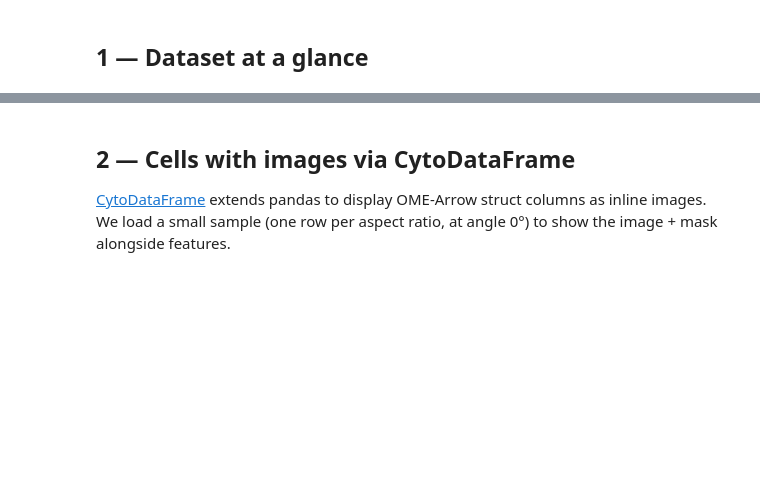
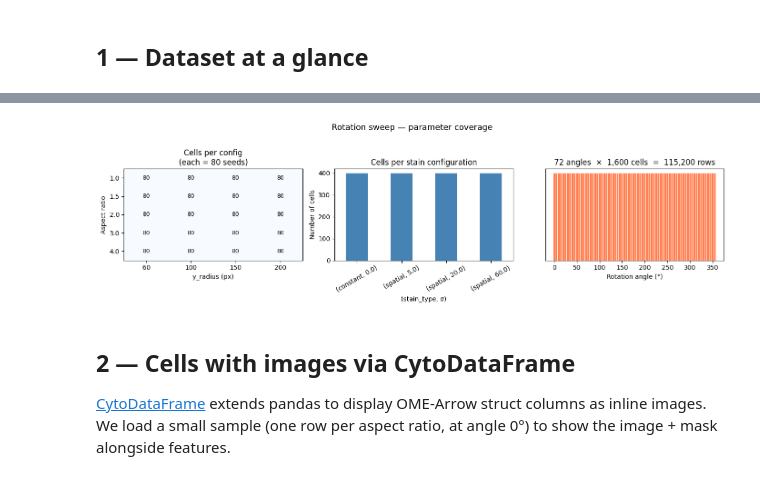
Before and after one commit to gwaybio/cellgenerator, a Jupyter notebook: analysis/analyze_rotation_sweep.ipynb, the cells around one changed output, grey strips where cells are left out. Drawn from its saved outputs; the diff is of its cells as text; code cells hidden in the pictures; blank space fills up the shorter version.

```diff
--- a/analysis/analyze_rotation_sweep.ipynb
+++ b/analysis/analyze_rotation_sweep.ipynb
@@ -66,6 +74,6 @@ print(f"  Features:     {len(feature_cols)}  (cp_measure, float32)")
 # %%
 # Parameter grid coverage — how cells are distributed
-meta = pq.read_table(DATASET, columns=META_COLS + ["cell_id"]).to_pandas()
+meta = pq.read_table(DATASET, columns=META_COLS).to_pandas()
 at_zero = meta[meta["angle_deg"] == 0].copy()  # one row per cell
 
 fig, axes = plt.subplots(1, 3, figsize=(14, 4))
@@ -76,33 +84,35 @@ axes[0].imshow(pivot.values, aspect="auto", cmap="Blues")
 axes[0].set_xticks(range(len(pivot.columns)))
 axes[0].set_xticklabels(pivot.columns)
 axes[0].set_yticks(range(len(pivot.index)))
 axes[0].set_yticklabels(pivot.index)
 axes[0].set_xlabel("y_radius (px)")
 axes[0].set_ylabel("Aspect ratio")
 axes[0].set_title(f"Cells per config\n(each = {pivot.values[0,0]} seeds)")
 for i in range(len(pivot.index)):
     for j in range(len(pivot.columns)):
         axes[0].text(j, i, str(pivot.values[i, j]), ha="center", va="center", fontsize=9)
 
 # Stain type distribution
 stain_counts = at_zero.groupby(["stain_type", "stain_corr"]).size()
 stain_counts.plot(kind="bar", ax=axes[1], color="steelblue", edgecolor="none")
 axes[1].set_xlabel("(stain_type, σ)")
 axes[1].set_ylabel("Number of cells")
 axes[1].set_title("Cells per stain configuration")
 axes[1].tick_params(axis="x", rotation=30)
 
 # Angle distribution
 angles = sorted(meta["angle_deg"].unique())
 axes[2].bar(angles, [1] * len(angles), width=4, color="coral", edgecolor="none")
 axes[2].set_xlabel("Rotation angle (°)")
 axes[2].set_ylabel("")
 axes[2].set_title(f"{len(angles)} angles  ×  1,600 cells  =  {len(angles)*1600:,} rows")
 axes[2].set_yticks([])
 
 plt.suptitle("Rotation sweep — parameter coverage", fontsize=13, y=1.02)
 plt.tight_layout()
 plt.show()
+# %% [output]
+[figure, added]
 # %% [markdown]
 ## 2 — Cells with images via CytoDataFrame
 
```
Also changed, not shown: parts of 19 cells of this notebook.
